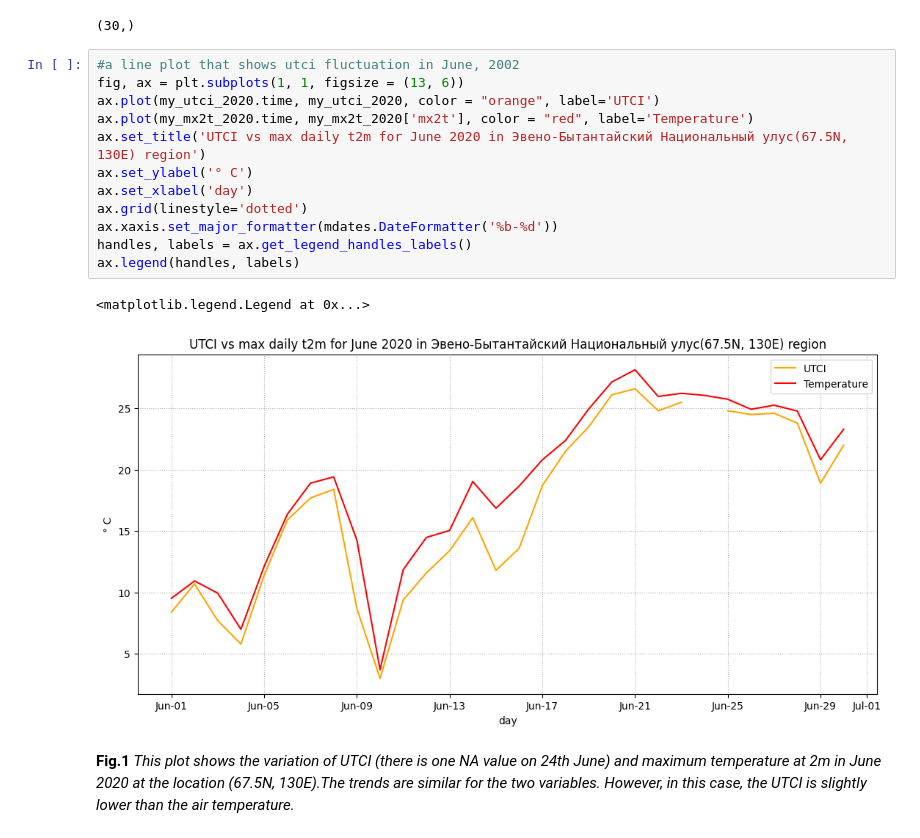
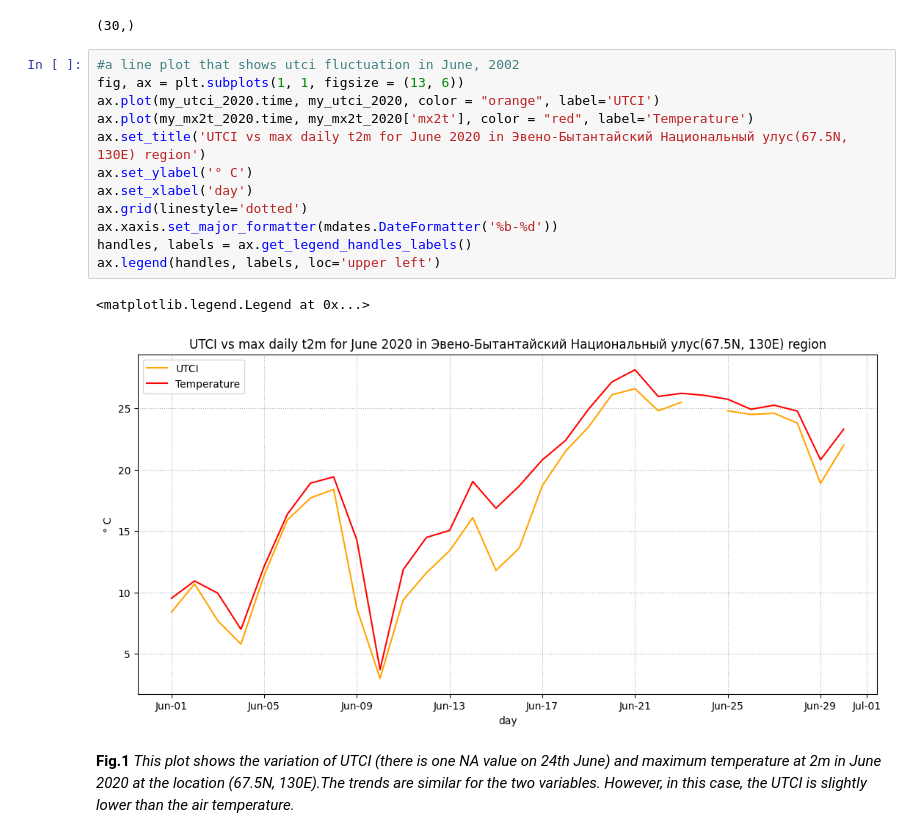
Before and after one commit to xinhe-zhang/heatwave, a Jupyter notebook: HW4_張昕荷_R12228016.ipynb, the cells around one changed output. Saved outputs shown, nothing was run; the diff lists cells and outputs as text.

```diff
--- a/HW4_張昕荷_R12228016.ipynb
+++ b/HW4_張昕荷_R12228016.ipynb
@@ -308,18 +308,18 @@ my_utci_2020.shape
 # %%
 #a line plot that shows utci fluctuation in June, 2002
 fig, ax = plt.subplots(1, 1, figsize = (13, 6))
 ax.plot(my_utci_2020.time, my_utci_2020, color = "orange", label='UTCI')
 ax.plot(my_mx2t_2020.time, my_mx2t_2020['mx2t'], color = "red", label='Temperature')
 ax.set_title('UTCI vs max daily t2m for June 2020 in Эвено-Бытантайский Национальный улус(67.5N, 130E) region')
 ax.set_ylabel('° C')
 ax.set_xlabel('day')
 ax.grid(linestyle='dotted')
 ax.xaxis.set_major_formatter(mdates.DateFormatter('%b-%d'))
 handles, labels = ax.get_legend_handles_labels()
-ax.legend(handles, labels)
+ax.legend(handles, labels, loc='upper left')
 # %% [output]
 <matplotlib.legend.Legend at 0x...>
-[figure, old version]
+[figure, new version]
 # %% [markdown]
 **Fig.1**
 *This plot shows the variation of UTCI (there is one NA value on 24th June) and maximum temperature at 2m in June 2020 at the location (67.5N, 130E).The trends are similar for the two variables. However, in this case, the UTCI is slightly lower than the air temperature.*
```
Also changed, not shown: parts of 3 cells of this notebook.
